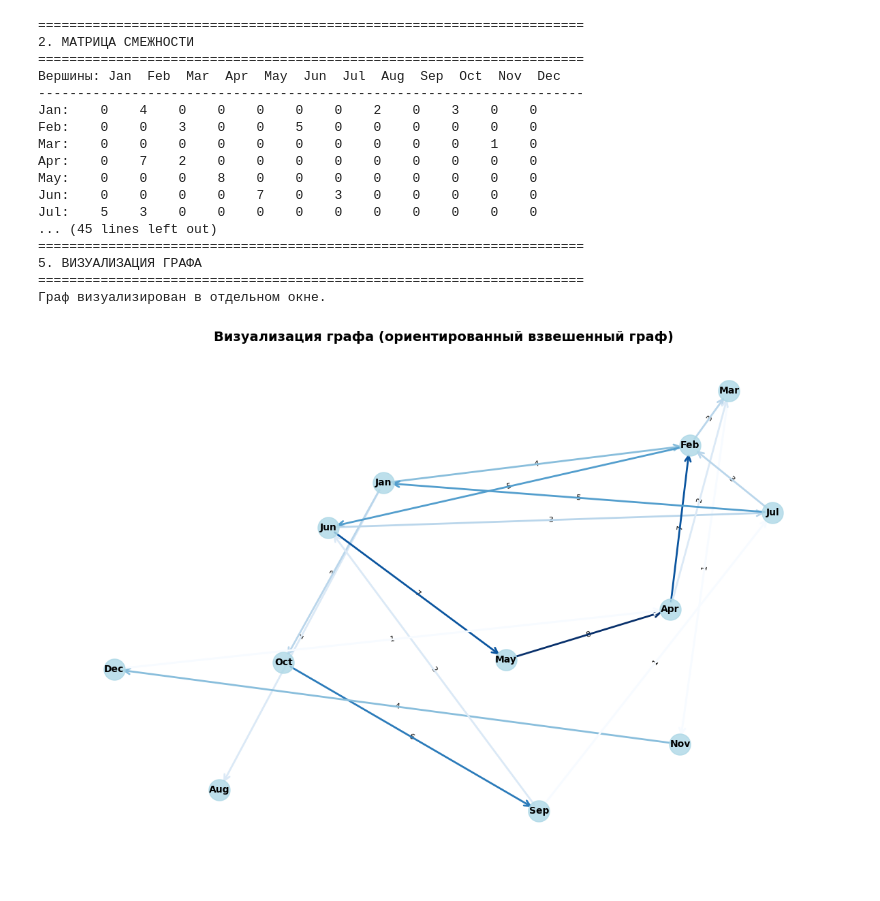
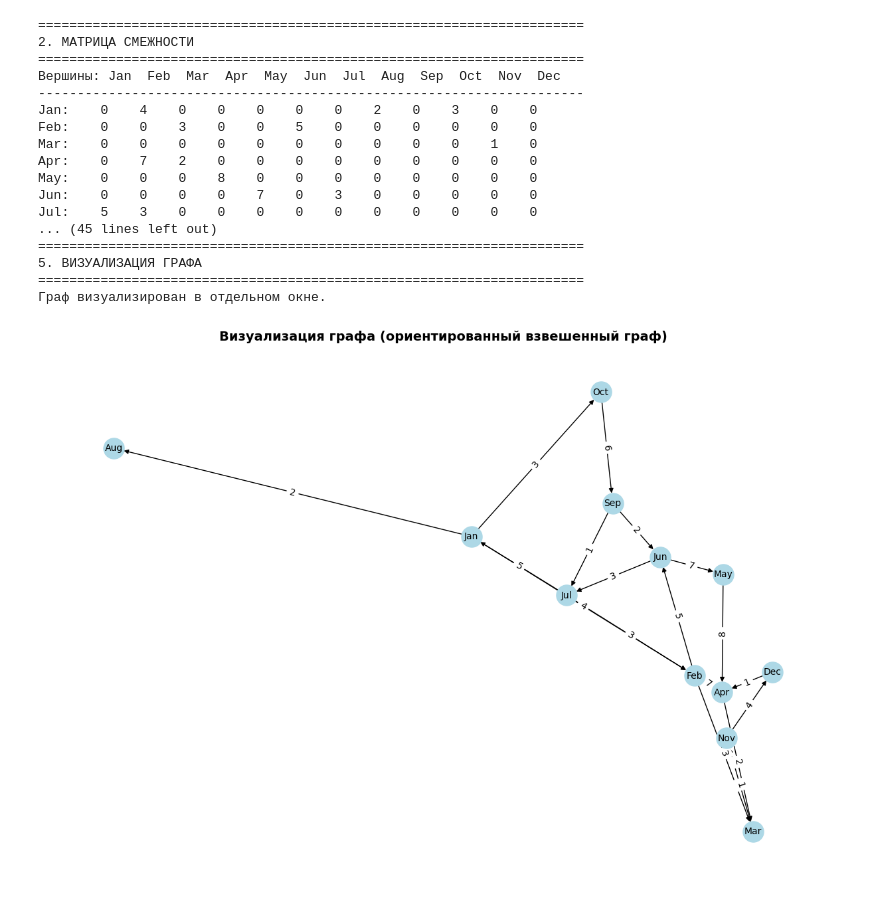
Before and after one commit to max1m111an/6_sem, a Jupyter notebook: GraphModels/lab3/lab3.ipynb, the cells around one changed output. Drawn from its saved outputs; the diff is of its cells as text; code cells hidden in the pictures.

Commit message:
ML: add lr2
update graph/lr3

```diff
--- a/GraphModels/lab3/lab3.ipynb
+++ b/GraphModels/lab3/lab3.ipynb
@@ -4,7 +4,6 @@ import time
 import matplotlib.pyplot as plt
 import networkx as nx
 from collections import defaultdict
-import numpy as np
 
 # ============================================================================
 # 2. Матрица смежности в явном виде
@@ -45,10 +44,6 @@ print()
 # ============================================================================
 
 def build_edge_list(adj_matrix, names):
-    """
-    Построение списка ребер на основе матрицы смежности.
-    Каждое ребро представлено кортежем (from, to, weight)
-    """
     edges = []
     n = len(adj_matrix)
     for i in range(n):
@@ -87,10 +82,6 @@ class VertexRecord:
                 f"Предки: {pred_str:30} | Потомки: {succ_str}")
 
 def build_vertex_records(adj_matrix, names):
-    """
-    Построение массива записей на основе матрицы смежности.
-    Каждая запись содержит информацию о вершине.
-    """
     n = len(adj_matrix)
     records = []
 
@@ -125,48 +116,30 @@ print()
 # 5. Визуализация графа
 # ============================================================================
 
-def visualize_graph(adj_matrix, names):
-    """Визуализация графа с помощью networkx и matplotlib"""
+def visualize_graph(names, edges=edges):
     G = nx.DiGraph()
+    G.add_nodes_from(names)
+    G.add_weighted_edges_from(edges)
 
-    # Добавление вершин и ребер
-    for i in range(len(adj_matrix)):
-        G.add_node(names[i])
-        for j in range(len(adj_matrix)):
-            if adj_matrix[i][j] > 0:
-                G.add_edge(names[i], names[j], weight=adj_matrix[i][j])
-
-    # Настройка визуализации
-    pos = nx.spring_layout(G, seed=42, k=2)
+    pos = nx.spring_layout(G)
     plt.figure(figsize=(12, 8))
 
-    # Рисуем вершины
-    nx.draw_networkx_nodes(G, pos, node_color='lightblue',
-                           node_size=500, alpha=0.8)
-    nx.draw_networkx_labels(G, pos, font_size=10, font_weight='bold')
+    nx.draw(G, pos, with_labels=True, node_color='lightblue',
+        node_size=500, font_size=10, arrows=True)
 
-    # Рисуем ребра с весами
-    edge_labels = nx.get_edge_attributes(G, 'weight')
-    nx.draw_networkx_edge_labels(G, pos, edge_labels=edge_labels, font_size=8)
+    edge_labels = {(u, v): w for u, v, w in edges}
 
-    # Цвет ребер зависит от веса
-    edges = G.edges()
-    weights = [G[u][v]['weight'] for u, v in edges]
-    nx.draw_networkx_edges(G, pos, edgelist=edges,
-                           edge_color=weights, edge_cmap=plt.cm.Blues,
-                           width=2, arrowsize=15, arrowstyle='->')
+    nx.draw_networkx_edge_labels(G, pos, edge_labels=edge_labels)
 
     plt.title("Визуализация графа (ориентированный взвешенный граф)",
               fontsize=14, fontweight='bold')
-    plt.axis('off')
-    plt.tight_layout()
     plt.show()
 
 print("=" * 70)
 print("5. ВИЗУАЛИЗАЦИЯ ГРАФА")
 print("=" * 70)
 print("Граф визуализирован в отдельном окне.")
-visualize_graph(adjacency_matrix, vertex_names)
+visualize_graph(vertex_names)
 print()
 
 # ============================================================================
@@ -331,10 +304,6 @@ class GraphRepresentations:
 # 7. Размер объектов в байтах
 # ============================================================================
 
-def get_object_size(obj):
-    """Получение размера объекта в байтах"""
-    return sys.getsizeof(obj)
-
 print("=" * 70)
 print("7. РАЗМЕР ОБЪЕКТОВ В БАЙТАХ")
 print("=" * 70)
@@ -342,21 +311,13 @@ print("=" * 70)
 graph = GraphRepresentations(adjacency_matrix, vertex_names)
 
 # Размер матрицы смежности
-matrix_size = get_object_size(adjacency_matrix) + sum(get_object_size(row) for row in adjacency_matrix)
+matrix_size = sys.getsizeof(adjacency_matrix)
 print(f"Матрица смежности: {matrix_size} байт")
 
-# Размер списка ребер
-edges_size = get_object_size(graph.edges) + sum(get_object_size(edge) for edge in graph.edges)
+edges_size = sys.getsizeof(edges)
 print(f"Список ребер: {edges_size} байт")
 
-# Размер массива записей
-records_size = get_object_size(graph.vertex_records)
-for record in graph.vertex_records:
-    records_size += get_object_size(record)
-    records_size += get_object_size(record.predecessors)
-    records_size += get_object_size(record.successors)
-    records_size += get_object_size(record.in_weights)
-    records_size += get_object_size(record.out_weights)
+records_size = sys.getsizeof(graph.vertex_records)
 print(f"Массив записей: {records_size} байт")
 print()
 
@@ -364,11 +325,11 @@ print()
 # 8. Среднее время выполнения подпрограмм
 # ============================================================================
 
-def measure_time(func, *args, iterations=100000):
+def measure_time(func, *args, iterations):
     """Измерение среднего времени выполнения функции"""
     start_time = time.perf_counter()
     for _ in range(iterations):
-        result = func(*args)
+        func(*args)
     end_time = time.perf_counter()
     return (end_time - start_time) / iterations
 
@@ -376,7 +337,7 @@ print("=" * 70)
 print("8. СРЕДНЕЕ ВРЕМЯ ВЫПОЛНЕНИЯ (10^5 итераций)")
 print("=" * 70)
 
-iterations = 100000
+iterations = 10 ** 5
 test_vertex = "Jan"
 test_chain = ["Jan", "Feb", "Jun", "Jul"]
 test_threshold = 10
@@ -407,38 +368,34 @@ print(f"  Подсчет ребер: {t4:.2f} мкс")
 print("\nМАССИВ ЗАПИСЕЙ (время в мкс):")
 t1 = measure_time(graph.record_neighbors, test_vertex, iterations=iterations) * 1_000_000
 print(f"  Поиск соседей: {t1:.2f} мкс")
 t2 = measure_time(graph.record_is_chain, test_chain, iterations=iterations) * 1_000_000
 print(f"  Проверка цепи: {t2:.2f} мкс")
 t3 = measure_time(graph.record_sum_weights_gt, test_threshold, iterations=iterations) * 1_000_000
 print(f"  Сумма весов > порога: {t3:.2f} мкс")
 t4 = measure_time(graph.record_count_edges, iterations=iterations) * 1_000_000
 print(f"  Подсчет ребер: {t4:.2f} мкс")
 
 # Демонстрация работы функций
 graph.demonstrate_functions()
-
-print("\n" + "=" * 70)
-print("ВСЕ ЗАДАНИЯ ВЫПОЛНЕНЫ")
-print("=" * 70)
 # %% [output]
 ======================================================================
 2. МАТРИЦА СМЕЖНОСТИ
 ======================================================================
 Вершины: Jan  Feb  Mar  Apr  May  Jun  Jul  Aug  Sep  Oct  Nov  Dec
 ----------------------------------------------------------------------
 Jan:    0    4    0    0    0    0    0    2    0    3    0    0
 Feb:    0    0    3    0    0    5    0    0    0    0    0    0
 Mar:    0    0    0    0    0    0    0    0    0    0    1    0
 Apr:    0    7    2    0    0    0    0    0    0    0    0    0
 May:    0    0    0    8    0    0    0    0    0    0    0    0
 Jun:    0    0    0    0    7    0    3    0    0    0    0    0
 Jul:    5    3    0    0    0    0    0    0    0    0    0    0
 ... (45 lines left out)
 ======================================================================
 5. ВИЗУАЛИЗАЦИЯ ГРАФА
 ======================================================================
 Граф визуализирован в отдельном окне.
-[figure, old version]
+[figure, new version]
 ======================================================================
 7. РАЗМЕР ОБЪЕКТОВ В БАЙТАХ
 ======================================================================
```
Also changed, not shown: parts of 1 cell of this notebook, 2 other files.
